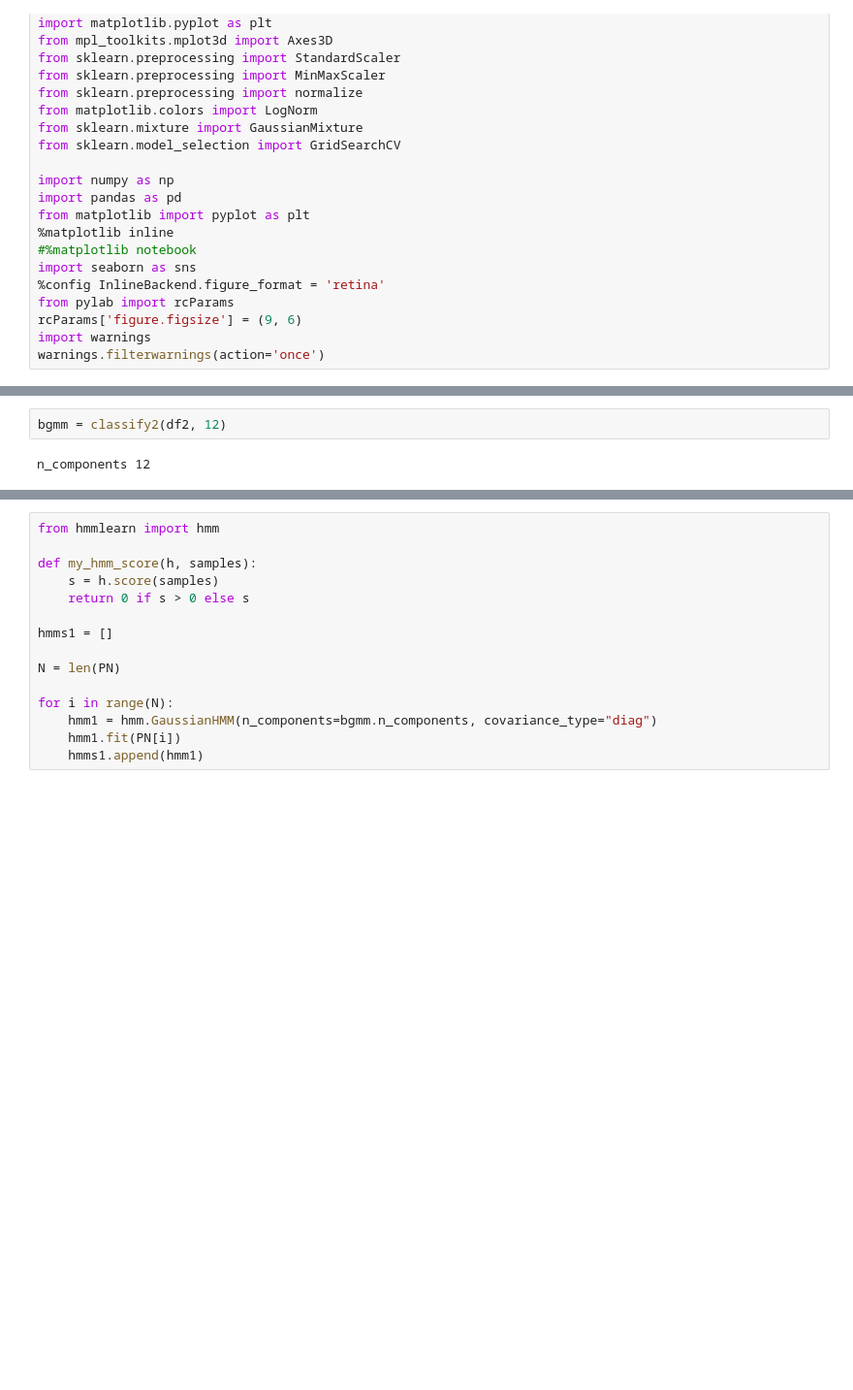
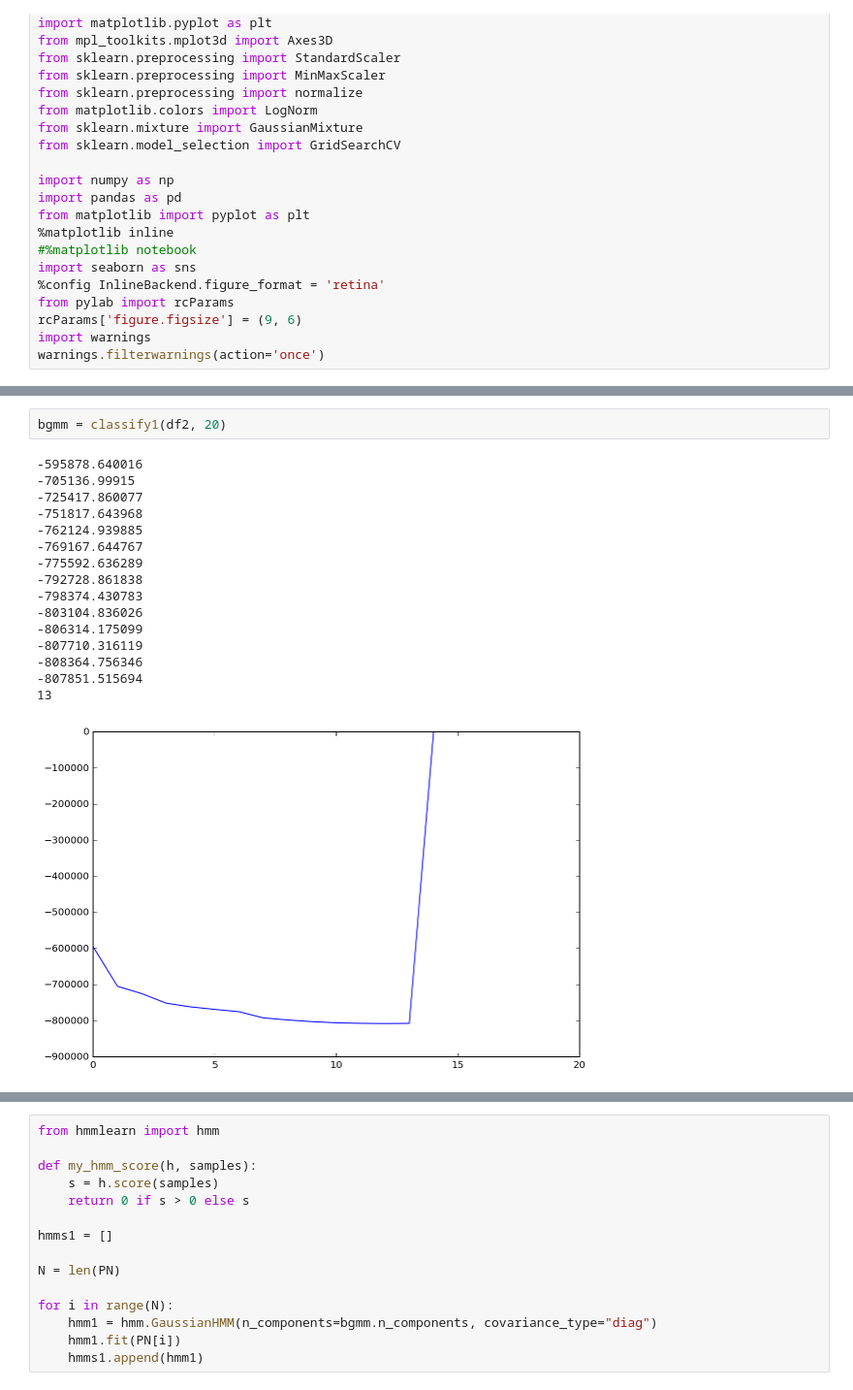
Before and after one commit to Sheph/anomaly, a Jupyter notebook: pch2_run.ipynb, the cells around one changed output, grey strips where cells are left out. Shown: that part at 97% size. Drawn from its saved outputs; the diff is of its cells as text; blank space fills up the shorter version.

```diff
--- a/pch2_run.ipynb
+++ b/pch2_run.ipynb
@@ -99,7 +101,22 @@ display(df2.head(5))
 # %%
-bgmm = classify2(df2, 12)
+bgmm = classify1(df2, 20)
 # %% [output]
-n_components 12
+-595878.640016
+-705136.99915
+-725417.860077
+-751817.643968
+-762124.939885
+-769167.644767
+-775592.636289
+-792728.861838
+-798374.430783
+-803104.836026
+-806314.175099
+-807710.316119
+-808364.756346
+-807851.515694
+13
+[figure, added]
 # %%
 def extend_set(df):
     df_tmp = df[["time", "frame"]].groupby(['time', 'frame']).agg('count')
```
Also changed, not shown: parts of 10 cells of this notebook, 7 other files.
